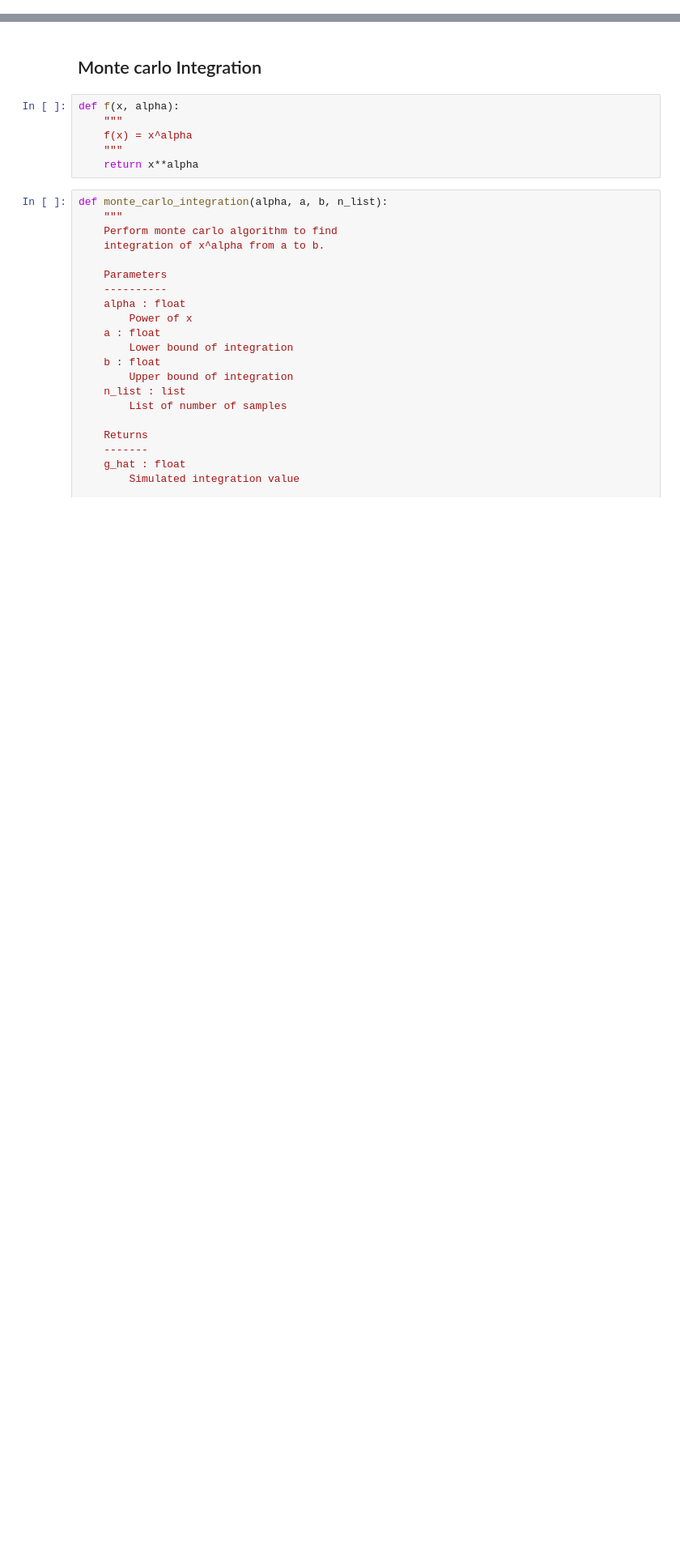
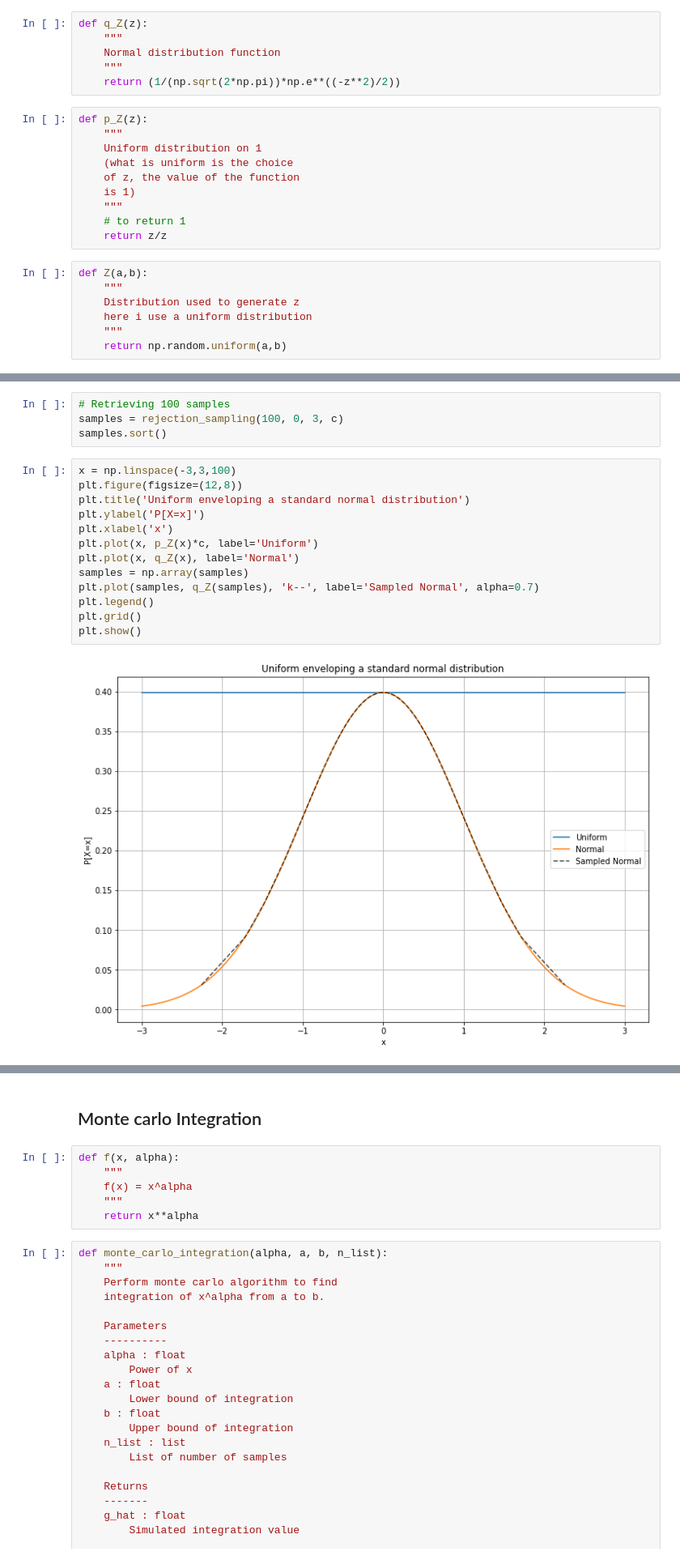
Before and after one commit to gabrielvieira37/PESC-COPPE, a Jupyter notebook: MCMC/McMc_homework3.ipynb, the cells around one changed output, grey strips where cells are left out. Shown at 81% size. Saved outputs shown, nothing was run; the diff lists cells and outputs as text; blank space fills up the shorter version.

```diff
--- a/MCMC/McMc_homework3.ipynb
+++ b/MCMC/McMc_homework3.ipynb
@@ -5,0 +23,23 @@ import matplotlib.pyplot as plt
+# %%
+def q_Z(z):
+    """
+    Normal distribution function
+    """
+    return (1/(np.sqrt(2*np.pi))*np.e**((-z**2)/2))
+# %%
+def p_Z(z):
+    """
+    Uniform distribution on 1
+    (what is uniform is the choice
+    of z, the value of the function
+    is 1)
+    """
+    # to return 1
+    return z/z
+# %%
+def Z(a,b):
+    """
+    Distribution used to generate z
+    here i use a uniform distribution
+    """
+    return np.random.uniform(a,b)
@@ -5,0 +93,19 @@ import matplotlib.pyplot as plt
+# %%
+# Retrieving 100 samples
+samples = rejection_sampling(100, 0, 3, c)
+samples.sort()
+# %%
+x = np.linspace(-3,3,100)
+plt.figure(figsize=(12,8))
+plt.title('Uniform enveloping a standard normal distribution')
+plt.ylabel('P[X=x]')
+plt.xlabel('x')
+plt.plot(x, p_Z(x)*c, label='Uniform')
+plt.plot(x, q_Z(x), label='Normal')
+samples = np.array(samples)
+plt.plot(samples, q_Z(samples), 'k--', label='Sampled Normal', alpha=0.7)
+plt.legend()
+plt.grid()
+plt.show()
+# %% [output]
+[figure, added]
```
Also changed, not shown: parts of 18 cells of this notebook.
